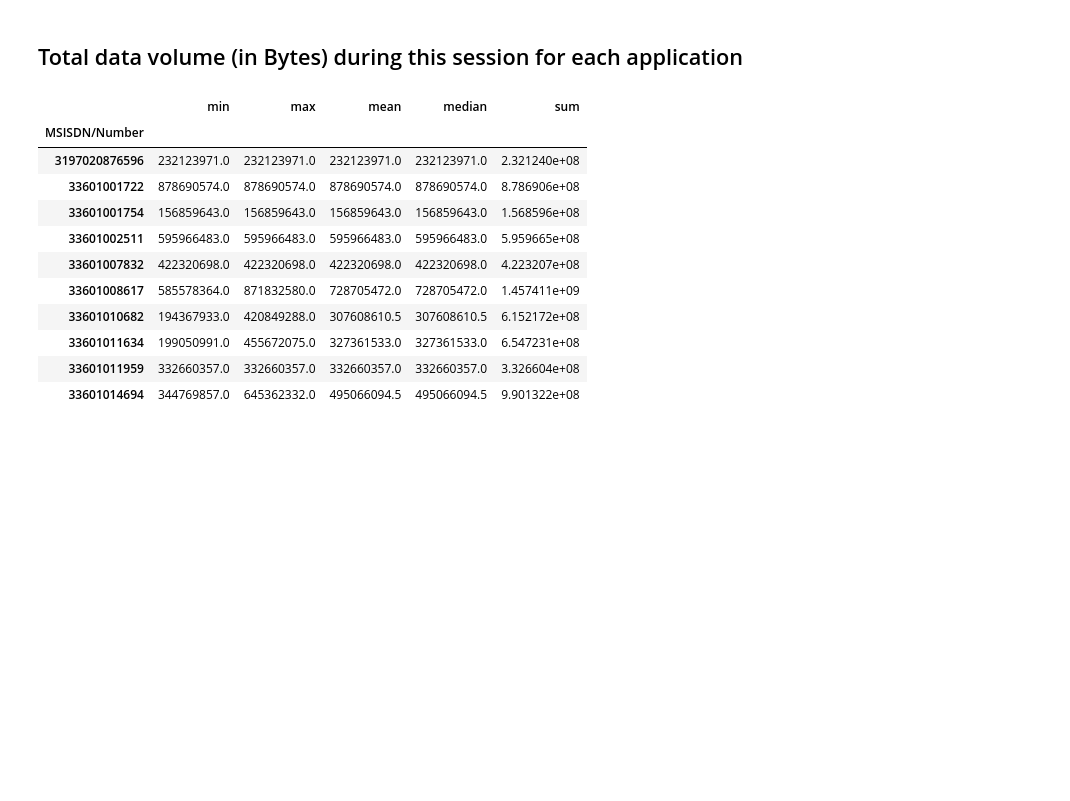
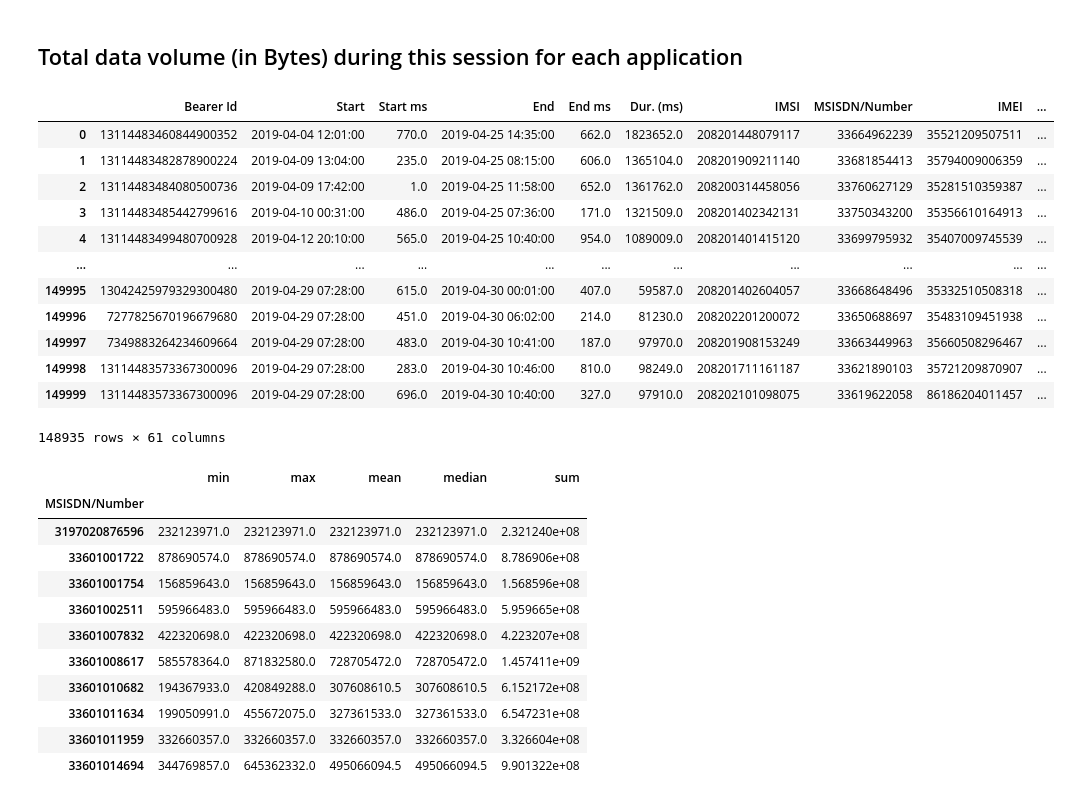
Before and after one commit to eyerus21/10Academy-week-1-challenge, a Jupyter notebook: notebooks/_.ipynb, the cells around one changed output. Saved outputs shown, nothing was run; the diff lists cells and outputs as text; code cells hidden in the pictures; blank space fills up the shorter version.

```diff
--- a/notebooks/_.ipynb
+++ b/notebooks/_.ipynb
@@ -272,19 +284,33 @@ df_total_data.head(10)
 # %%
 # adding two columns and forming a new column
 def adding_columns(name,column1,column2):
     df[name] = df_clean[column1] + df_clean[column2]
-    return
+    return df
 adding_columns(name='Total_UL_DL',column1='Total UL (Bytes)',column2='Total DL (Bytes)')
 adding_columns(name='Avg RTT_UL_DL',column1='Avg RTT DL (ms)',column2='Avg RTT UL (ms)')
 adding_columns(name='TCP UL_DL Retrans. Vol (Bytes)',column1='TCP DL Retrans. Vol (Bytes)',column2='TCP UL Retrans. Vol (Bytes)')
 adding_columns(name='Avg Bearer TP DL_UL (kbps)',column1='Avg Bearer TP DL (kbps)',column2='Avg Bearer TP UL (kbps)')
 adding_columns(name='Social Media_UL_DL',column1='Social Media DL (Bytes)',column2='Social Media UL (Bytes)')
 adding_columns(name='Google_UL_DL',column1='Google DL (Bytes)',column2='Google UL (Bytes)')
 adding_columns(name='Email_UL_DL',column1='Email DL (Bytes)',column2='Email DL (Bytes)')
 adding_columns(name='Youtube_UL_DL',column1='Youtube DL (Bytes)',column2='Youtube DL (Bytes)')
 adding_columns(name='Netflix_UL_DL',column1='Netflix DL (Bytes)',column2='Netflix UL (Bytes)')
 adding_columns(name='Gaming_UL_DL',column1='Gaming DL (Bytes)',column2='Gaming UL (Bytes)')
 adding_columns(name='Other_UL_DL',column1='Other DL (Bytes)',column2='Other UL (Bytes)')
+# %% [output]
+|  | Bearer Id | Start | Start ms | End | End ms | Dur. (ms) | IMSI | MSISDN/Number | IMEI | ... |
+| 0 | 13114483460844900352 | 2019-04-04 12:01:00 | 770.0 | 2019-04-25 14:35:00 | 662.0 | 1823652.0 | 208201448079117 | 33664962239 | 35521209507511 | ... |
+| 1 | 13114483482878900224 | 2019-04-09 13:04:00 | 235.0 | 2019-04-25 08:15:00 | 606.0 | 1365104.0 | 208201909211140 | 33681854413 | 35794009006359 | ... |
+| 2 | 13114483484080500736 | 2019-04-09 17:42:00 | 1.0 | 2019-04-25 11:58:00 | 652.0 | 1361762.0 | 208200314458056 | 33760627129 | 35281510359387 | ... |
+| 3 | 13114483485442799616 | 2019-04-10 00:31:00 | 486.0 | 2019-04-25 07:36:00 | 171.0 | 1321509.0 | 208201402342131 | 33750343200 | 35356610164913 | ... |
+| 4 | 13114483499480700928 | 2019-04-12 20:10:00 | 565.0 | 2019-04-25 10:40:00 | 954.0 | 1089009.0 | 208201401415120 | 33699795932 | 35407009745539 | ... |
+| ... | ... | ... | ... | ... | ... | ... | ... | ... | ... | ... |
+| 149995 | 13042425979329300480 | 2019-04-29 07:28:00 | 615.0 | 2019-04-30 00:01:00 | 407.0 | 59587.0 | 208201402604057 | 33668648496 | 35332510508318 | ... |
+| 149996 | 7277825670196679680 | 2019-04-29 07:28:00 | 451.0 | 2019-04-30 06:02:00 | 214.0 | 81230.0 | 208202201200072 | 33650688697 | 35483109451938 | ... |
+| 149997 | 7349883264234609664 | 2019-04-29 07:28:00 | 483.0 | 2019-04-30 10:41:00 | 187.0 | 97970.0 | 208201908153249 | 33663449963 | 35660508296467 | ... |
+| 149998 | 13114483573367300096 | 2019-04-29 07:28:00 | 283.0 | 2019-04-30 10:46:00 | 810.0 | 98249.0 | 208201711161187 | 33621890103 | 35721209870907 | ... |
+| 149999 | 13114483573367300096 | 2019-04-29 07:28:00 | 696.0 | 2019-04-30 10:40:00 | 327.0 | 97910.0 | 208202101098075 | 33619622058 | 86186204011457 | ... |
+148935 rows × 61 columns
 # %%
 # Aggregating per user the Total_UL_DL column
 
```
Also changed, not shown: parts of 56 cells of this notebook.
